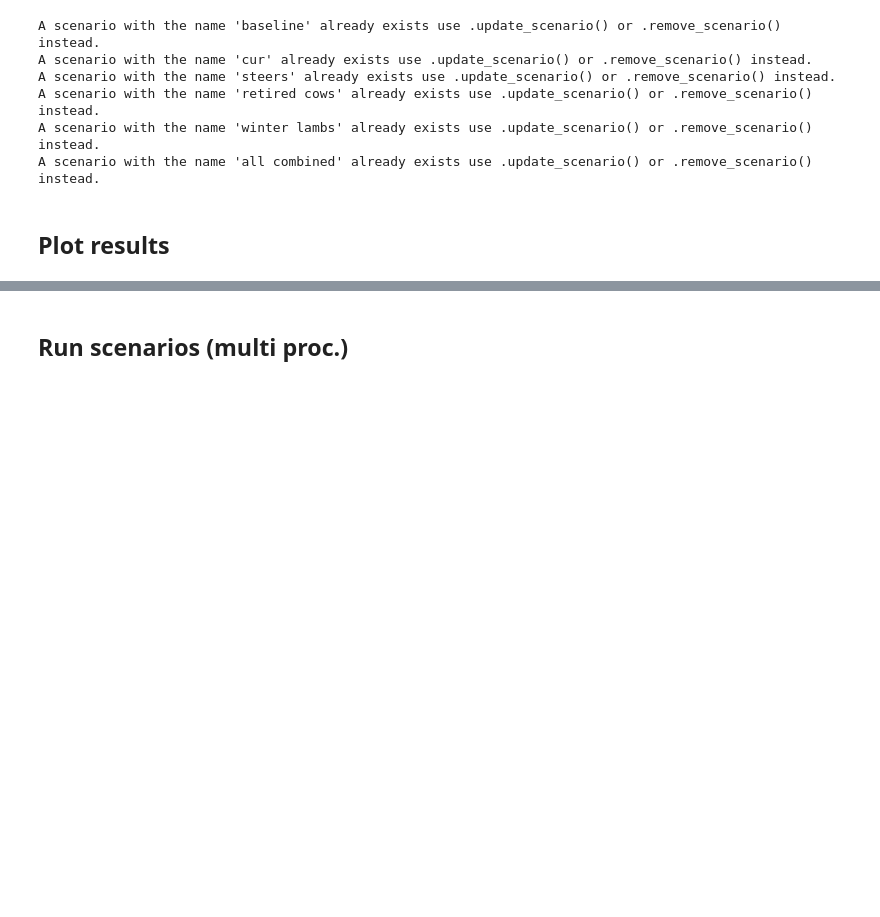
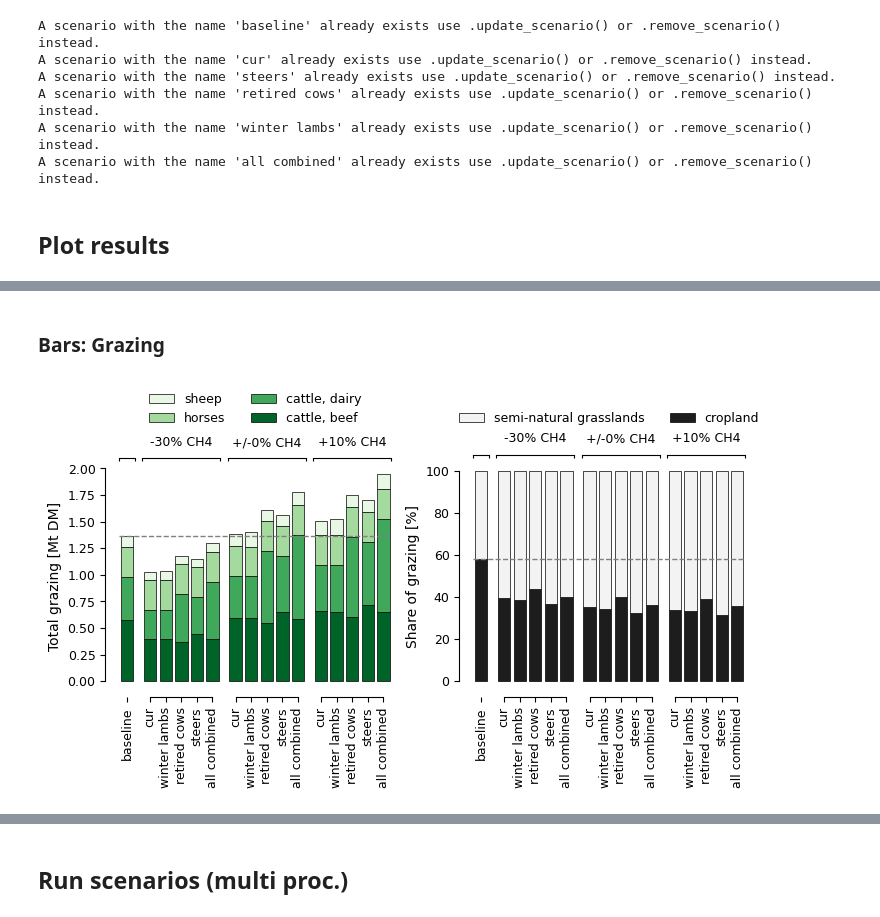
Before and after one commit to karlssonjo/seminatgrass, a Jupyter notebook: CIBUSmod_run.ipynb, the cells around one changed output, grey strips where cells are left out. Drawn from its saved outputs; the diff is of its cells as text; code cells hidden in the pictures; blank space fills up the shorter version.

```diff
--- a/CIBUSmod_run.ipynb
+++ b/CIBUSmod_run.ipynb
@@ -355,0 +240,57 @@ plt.show()
+# %% [markdown]
+### Bars: Grazing
+# %%
+d1 = (
+    session
+    .get_attr('a','feed.crop_product_demand',['crop_prod','species','breed'])
+    .loc[:,'grazing']
+    .rename(rename_years)
+    .loc[sort]
+    /1_000_000_000
+)
+d1.columns = pd.Index([c[0] if c[0] != 'cattle' else ', '.join(c) for c in d1.columns], name='animal_system')
+d1 = d1.T.groupby('animal_system').sum().T
+
+d2 = (
+    session
+    .get_attr('c','production',{'crop_prod':None, 'crop':'land_use'})
+    .loc[:,'grazing']
+    .apply(lambda x: x/x.sum()*100, axis=1)
+    .rename(rename_years)
+    .loc[sort]
+)
+
+fig,axs = plt.subplots(1,2, figsize=(7.5,4.5))
+ax = axs[0]
+cm.plot.bar(
+    d1,
+    group_levels='year',
+    cmap='Greens',
+    ylabel='Total grazing [Mt DM]',
+    ylabel_fontsize=10,
+    ticklabels_fontsize=9,
+    grouplabels_fontsize=9,
+    ax=ax
+)
+ax.axhline(y=d1.sum(axis=1).loc['baseline'].iloc[0], linestyle='--', linewidth=1, color='grey')
+
+ax = axs[1]
+cm.plot.bar(
+    d2,
+    group_levels='year',
+    cmap='Greys',
+    ylabel='Share of grazing [%]',
+    ylabel_fontsize=10,
+    ticklabels_fontsize=9,
+    grouplabels_fontsize=9,
+    ax=ax
+)
+ax.axhline(y=d2.loc['baseline','cropland'].iloc[0], linestyle='--', linewidth=1, color='grey')
+
+for ax in axs.flatten():
+    ax.legend(loc='lower center', bbox_to_anchor=(0.5,1.15), frameon=False, ncol=2, fontsize=9, reverse=True)
+
+plt.tight_layout()
+plt.show()
+# %% [output]
+[figure, added]
```
Also changed, not shown: parts of 24 cells of this notebook, 1 other file.
